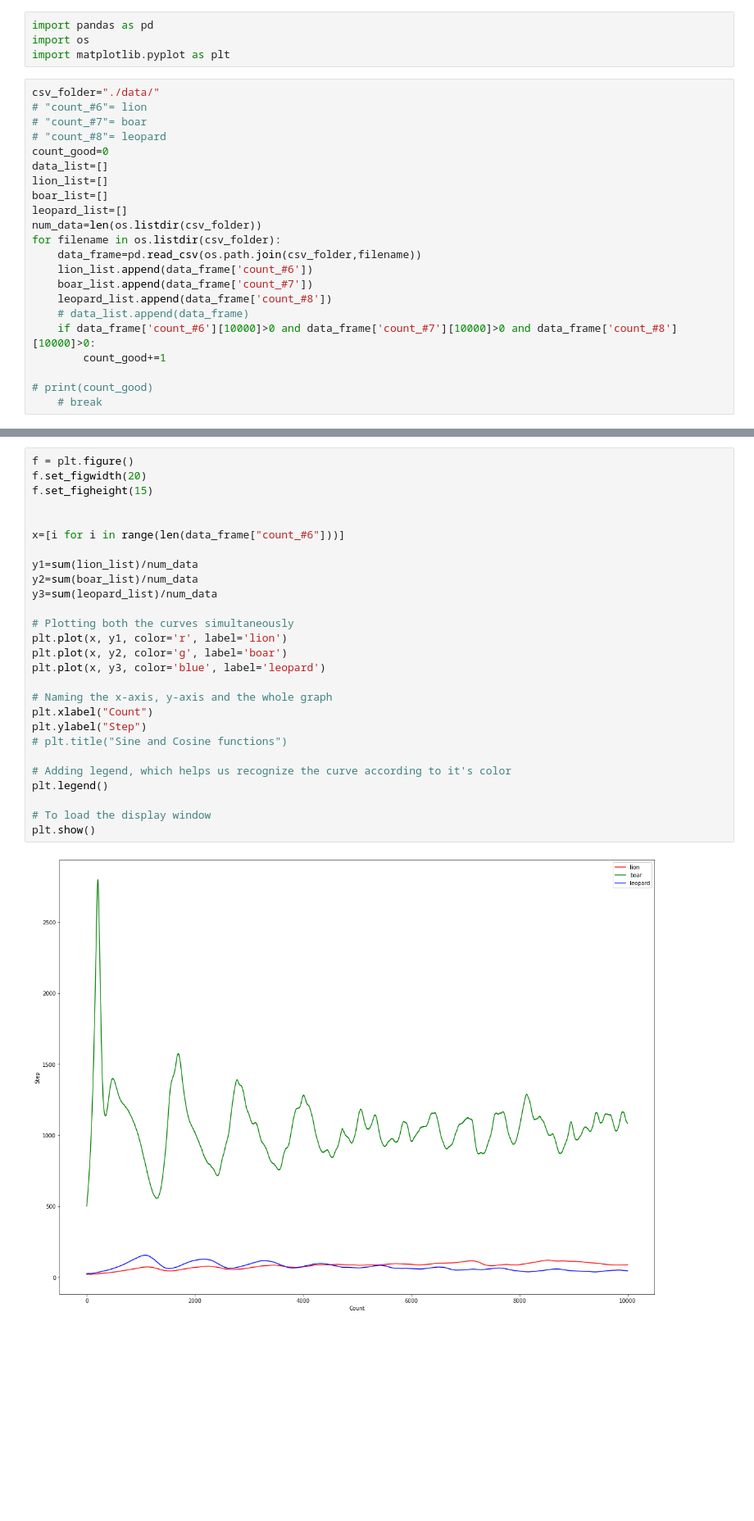
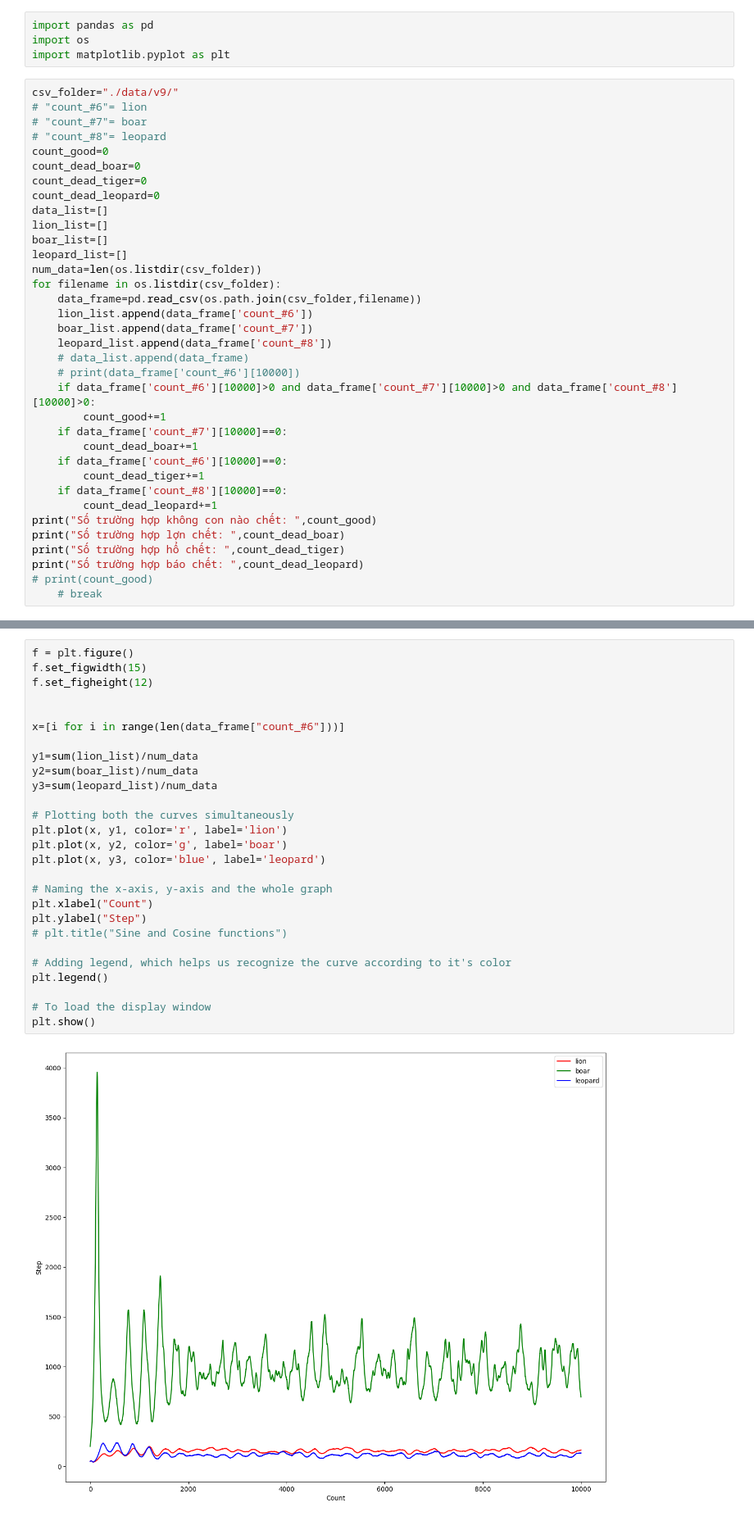
Before and after one commit to pahung1999/prey_predator_julia, a Jupyter notebook: data_analyst.ipynb, the cells around one changed output, grey strips where cells are left out. Shown at 82% size. Drawn from its saved outputs; the diff is of its cells as text; blank space fills up the shorter version.

```diff
--- a/data_analyst.ipynb
+++ b/data_analyst.ipynb
@@ -5,11 +5,14 @@ import pandas as pd
 import os
 import matplotlib.pyplot as plt
 # %%
-csv_folder="./data/"
+csv_folder="./data/v9/"
 # "count_#6"= lion
 # "count_#7"= boar
 # "count_#8"= leopard
 count_good=0
+count_dead_boar=0
+count_dead_tiger=0
+count_dead_leopard=0
 data_list=[]
 lion_list=[]
 boar_list=[]
@@ -21,9 +24,19 @@ for filename in os.listdir(csv_folder):
     boar_list.append(data_frame['count_#7'])
     leopard_list.append(data_frame['count_#8'])
     # data_list.append(data_frame)
+    # print(data_frame['count_#6'][10000])
     if data_frame['count_#6'][10000]>0 and data_frame['count_#7'][10000]>0 and data_frame['count_#8'][10000]>0:
         count_good+=1
-
+    if data_frame['count_#7'][10000]==0:
+        count_dead_boar+=1
+    if data_frame['count_#6'][10000]==0:
+        count_dead_tiger+=1
+    if data_frame['count_#8'][10000]==0:
+        count_dead_leopard+=1
+print("Số trường hợp không con nào chết: ",count_good)
+print("Số trường hợp lợn chết: ",count_dead_boar)
+print("Số trường hợp hổ chết: ",count_dead_tiger)
+print("Số trường hợp báo chết: ",count_dead_leopard)
 # print(count_good)
     # break
 # %% [output]
@@ -31,29 +47,29 @@ for filename in os.listdir(csv_folder):
 # %%
 f = plt.figure()
-f.set_figwidth(20)
-f.set_figheight(15)
+f.set_figwidth(15)
+f.set_figheight(12)
 
 
 x=[i for i in range(len(data_frame["count_#6"]))]
 
 y1=sum(lion_list)/num_data
 y2=sum(boar_list)/num_data
 y3=sum(leopard_list)/num_data
 
 # Plotting both the curves simultaneously
 plt.plot(x, y1, color='r', label='lion')
 plt.plot(x, y2, color='g', label='boar')
 plt.plot(x, y3, color='blue', label='leopard')
 
 # Naming the x-axis, y-axis and the whole graph
 plt.xlabel("Count")
 plt.ylabel("Step")
 # plt.title("Sine and Cosine functions")
 
 # Adding legend, which helps us recognize the curve according to it's color
 plt.legend()
 
 # To load the display window
 plt.show()
 # %% [output]
-[figure, old version]
+[figure, new version]
```
Also changed, not shown: parts of 5 cells of this notebook, 16 other files.
